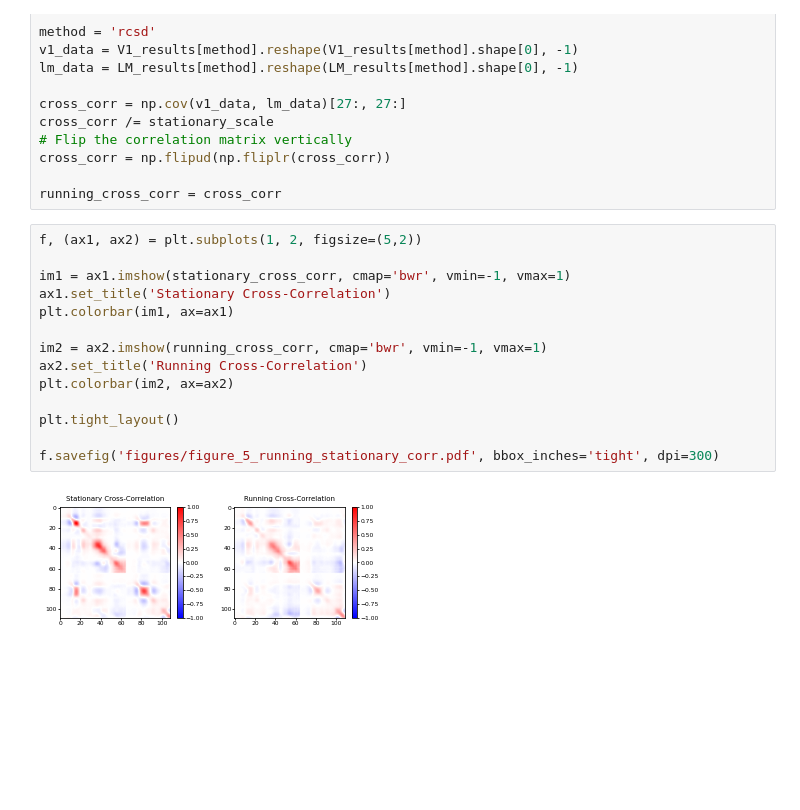
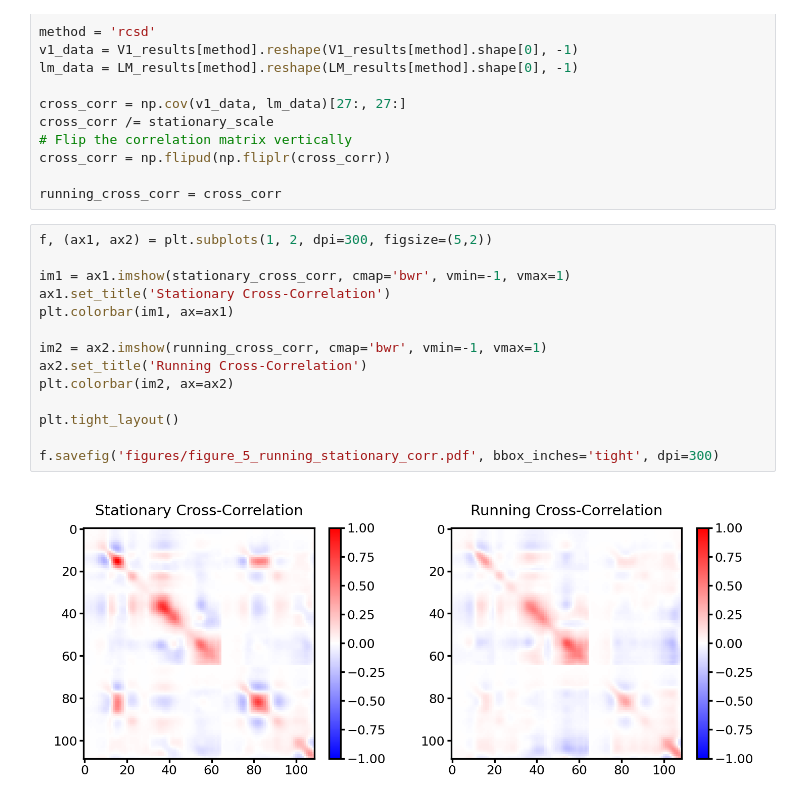
Before and after one commit to Qi-Xin/rCSD, a Jupyter notebook: simulated.ipynb, the cells around one changed output. Saved outputs shown, nothing was run; the diff lists cells and outputs as text; blank space fills up the shorter version.

```diff
--- a/simulated.ipynb
+++ b/simulated.ipynb
@@ -1312,18 +1312,18 @@ cross_corr = np.flipud(np.fliplr(cross_corr))
 
 running_cross_corr = cross_corr
 # %%
-f, (ax1, ax2) = plt.subplots(1, 2, figsize=(5,2))
+f, (ax1, ax2) = plt.subplots(1, 2, dpi=300, figsize=(5,2))
 
 im1 = ax1.imshow(stationary_cross_corr, cmap='bwr', vmin=-1, vmax=1)
 ax1.set_title('Stationary Cross-Correlation')
 plt.colorbar(im1, ax=ax1)
 
 im2 = ax2.imshow(running_cross_corr, cmap='bwr', vmin=-1, vmax=1)
 ax2.set_title('Running Cross-Correlation')
 plt.colorbar(im2, ax=ax2)
 
 plt.tight_layout()
 
 f.savefig('figures/figure_5_running_stationary_corr.pdf', bbox_inches='tight', dpi=300)
 # %% [output]
-[figure, old version]
+[figure, new version]
```
Also changed, not shown: 1 other file.
